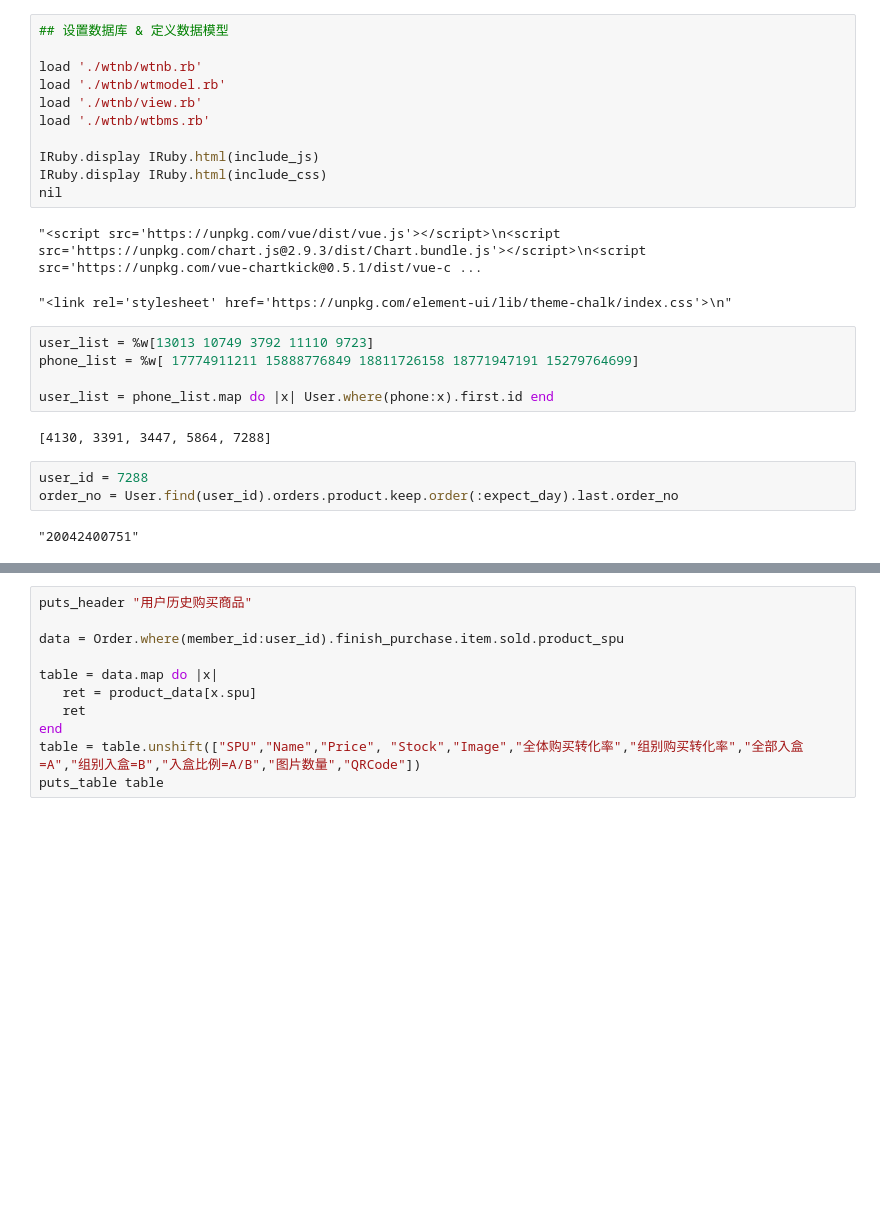
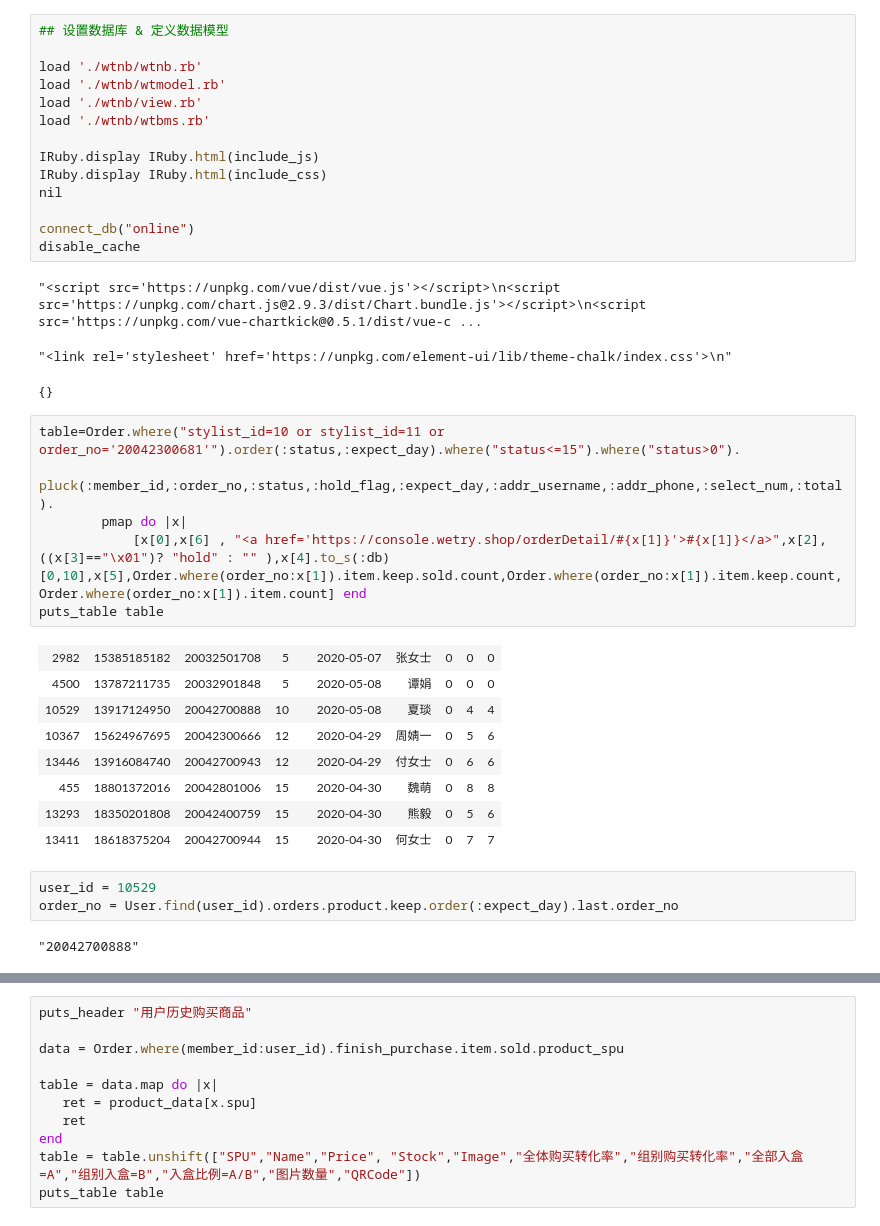
Before and after one commit to adam429/wtnb, a Jupyter notebook: wt-iruby/搭配- Working.ipynb, the cells around one changed output, grey strips where cells are left out. Drawn from its saved outputs; the diff is of its cells as text; blank space fills up the shorter version.

```diff
--- a/wt-iruby/搭配- Working.ipynb
+++ b/wt-iruby/搭配- Working.ipynb
@@ -9,21 +9,33 @@ load './wtnb/wtbms.rb'
 IRuby.display IRuby.html(include_js)
 IRuby.display IRuby.html(include_css)
 nil
+
+connect_db("online")
+disable_cache
 # %% [output]
 "<script src='https://unpkg.com/vue/dist/vue.js'></script>\n<script src='https://unpkg.com/chart.js@2.9.3/dist/Chart.bundle.js'></script>\n<script src='https://unpkg.com/vue-chartkick@0.5.1/dist/vue-c ...
 "<link rel='stylesheet' href='https://unpkg.com/element-ui/lib/theme-chalk/index.css'>\n"
+{}
-# %%
-user_list = %w[13013 10749 3792 11110 9723]
-phone_list = %w[ 17774911211 15888776849 18811726158 18771947191 15279764699]
-
-user_list = phone_list.map do |x| User.where(phone:x).first.id end
-# %% [output]
-[4130, 3391, 3447, 5864, 7288]
+# %%
+table=Order.where("stylist_id=10 or stylist_id=11 or order_no='20042300681'").order(:status,:expect_day).where("status<=15").where("status>0").
+        pluck(:member_id,:order_no,:status,:hold_flag,:expect_day,:addr_username,:addr_phone,:select_num,:total).
+        pmap do |x|
+            [x[0],x[6] , "<a href='https://console.wetry.shop/orderDetail/#{x[1]}'>#{x[1]}</a>",x[2],((x[3]=="\x01")? "hold" : "" ),x[4].to_s(:db)[0,10],x[5],Order.where(order_no:x[1]).item.keep.sold.count,Order.where(order_no:x[1]).item.keep.count,Order.where(order_no:x[1]).item.count] end
+puts_table table
+# %% [output]
+| 2982 | 15385185182 | 20032501708 | 5 |  | 2020-05-07 | 张女士 | 0 | 0 | 0 |
+| 4500 | 13787211735 | 20032901848 | 5 |  | 2020-05-08 | 谭娟 | 0 | 0 | 0 |
+| 10529 | 13917124950 | 20042700888 | 10 |  | 2020-05-08 | 夏琰 | 0 | 4 | 4 |
+| 10367 | 15624967695 | 20042300666 | 12 |  | 2020-04-29 | 周婧一 | 0 | 5 | 6 |
+| 13446 | 13916084740 | 20042700943 | 12 |  | 2020-04-29 | 付女士 | 0 | 6 | 6 |
+| 455 | 18801372016 | 20042801006 | 15 |  | 2020-04-30 | 魏萌 | 0 | 8 | 8 |
+| 13293 | 18350201808 | 20042400759 | 15 |  | 2020-04-30 | 熊毅 | 0 | 5 | 6 |
+| 13411 | 18618375204 | 20042700944 | 15 |  | 2020-04-30 | 何女士 | 0 | 7 | 7 |
 # %%
-user_id = 7288
+user_id = 10529
 order_no = User.find(user_id).orders.product.keep.order(:expect_day).last.order_no
 # %% [output]
-"20042400751"
+"20042700888"
 # %%
 ## 引入人群  & 商品
 
```
Also changed, not shown: parts of 21 cells of this notebook, 21 other files.
